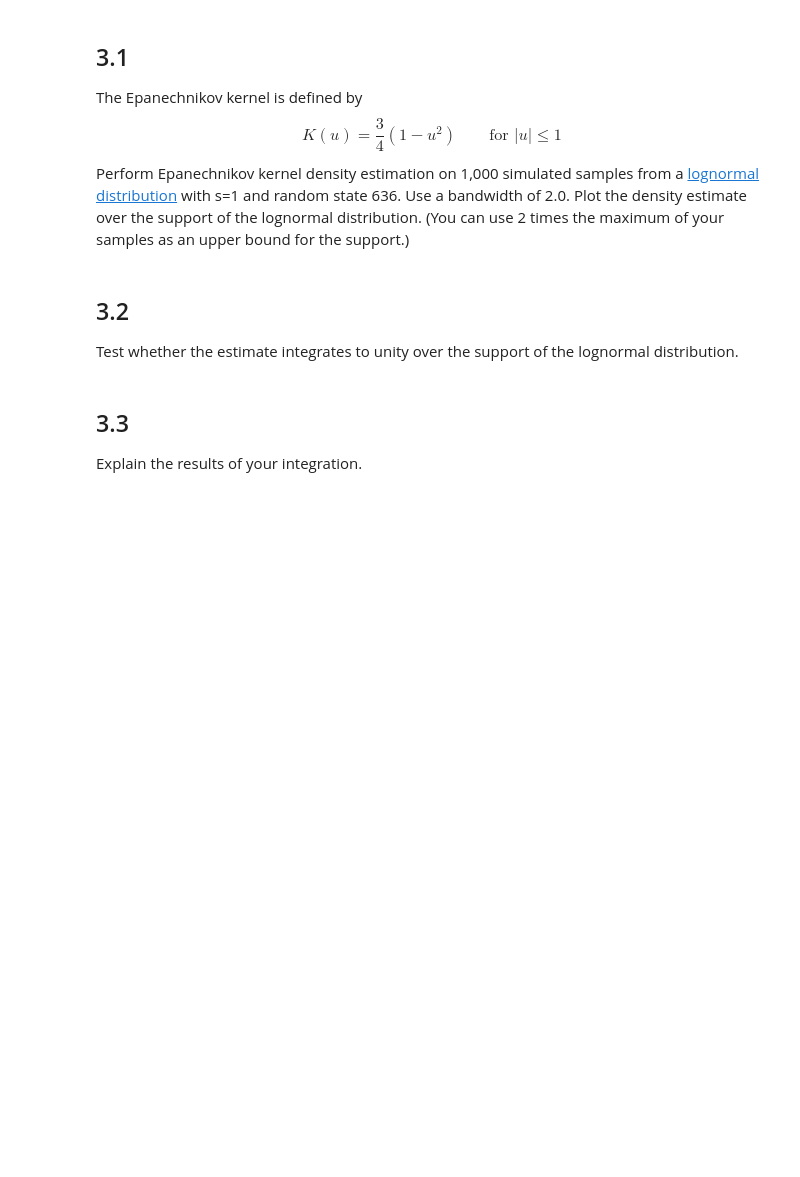
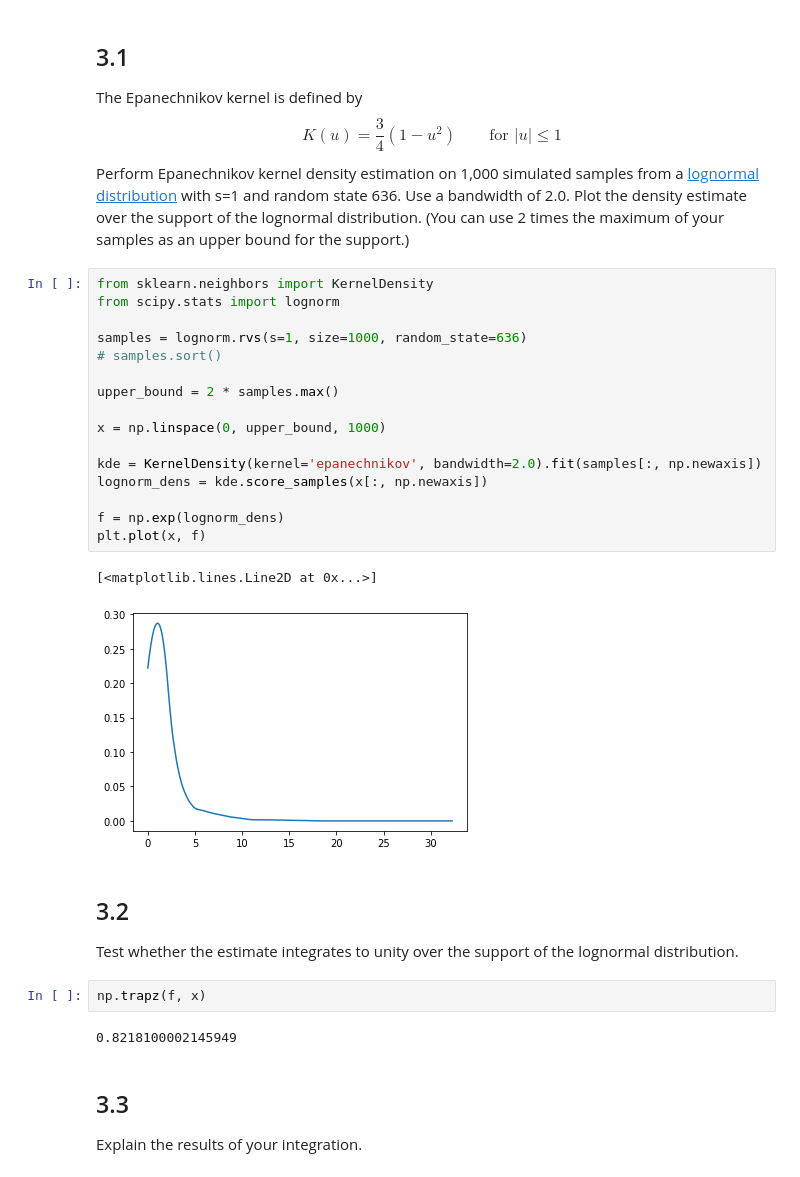
Before and after one commit to g7an/Intro-to-Data-Science, a Jupyter notebook: hw1_problems.ipynb, the cells around one changed output. Cells and saved outputs as stored; diff of their text form; blank space fills up the shorter version.

```diff
--- a/hw1_problems.ipynb
+++ b/hw1_problems.ipynb
@@ -216,9 +212,32 @@ plt.hist(samples, density=True, bins=100);
 The Epanechnikov kernel is defined by
 $$K(u) = \frac{3}{4}\left(1 - u^{2}\right)\qquad\text{for }\lvert u \rvert \leq 1$$
 Perform Epanechnikov kernel density estimation on 1,000 simulated samples from a [lognormal distribution](https://docs.scipy.org/doc/scipy/reference/generated/scipy.stats.lognorm.html) with s=1 and random state 636. Use a bandwidth of 2.0. Plot the density estimate over the support of the lognormal distribution. (You can use 2 times the maximum of your samples as an upper bound for the support.)
+# %%
+from sklearn.neighbors import KernelDensity
+from scipy.stats import lognorm
+
+samples = lognorm.rvs(s=1, size=1000, random_state=636)
+# samples.sort()
+
+upper_bound = 2 * samples.max()
+
+x = np.linspace(0, upper_bound, 1000)
+
+kde = KernelDensity(kernel='epanechnikov', bandwidth=2.0).fit(samples[:, np.newaxis])
+lognorm_dens = kde.score_samples(x[:, np.newaxis])
+
+f = np.exp(lognorm_dens)
+plt.plot(x, f)
+# %% [output]
+[<matplotlib.lines.Line2D at 0x...>]
+[figure, added]
 # %% [markdown]
 ## 3.2
 Test whether the estimate integrates to unity over the support of the lognormal distribution.
+# %%
+np.trapz(f, x)
+# %% [output]
+0.8218100002145949
 # %% [markdown]
 ## 3.3
 Explain the results of your integration.
```
Also changed, not shown: parts of 4 cells of this notebook.
